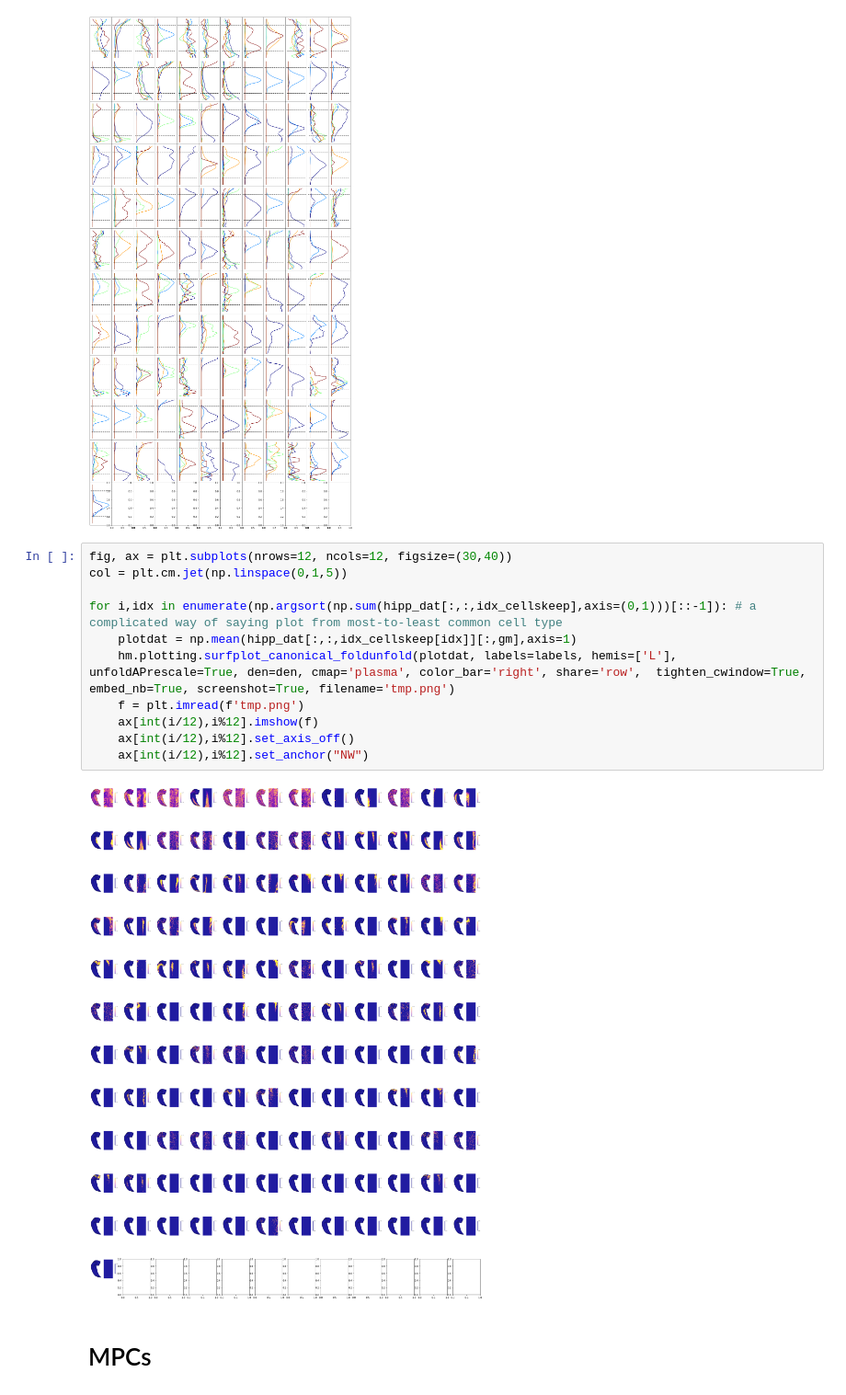
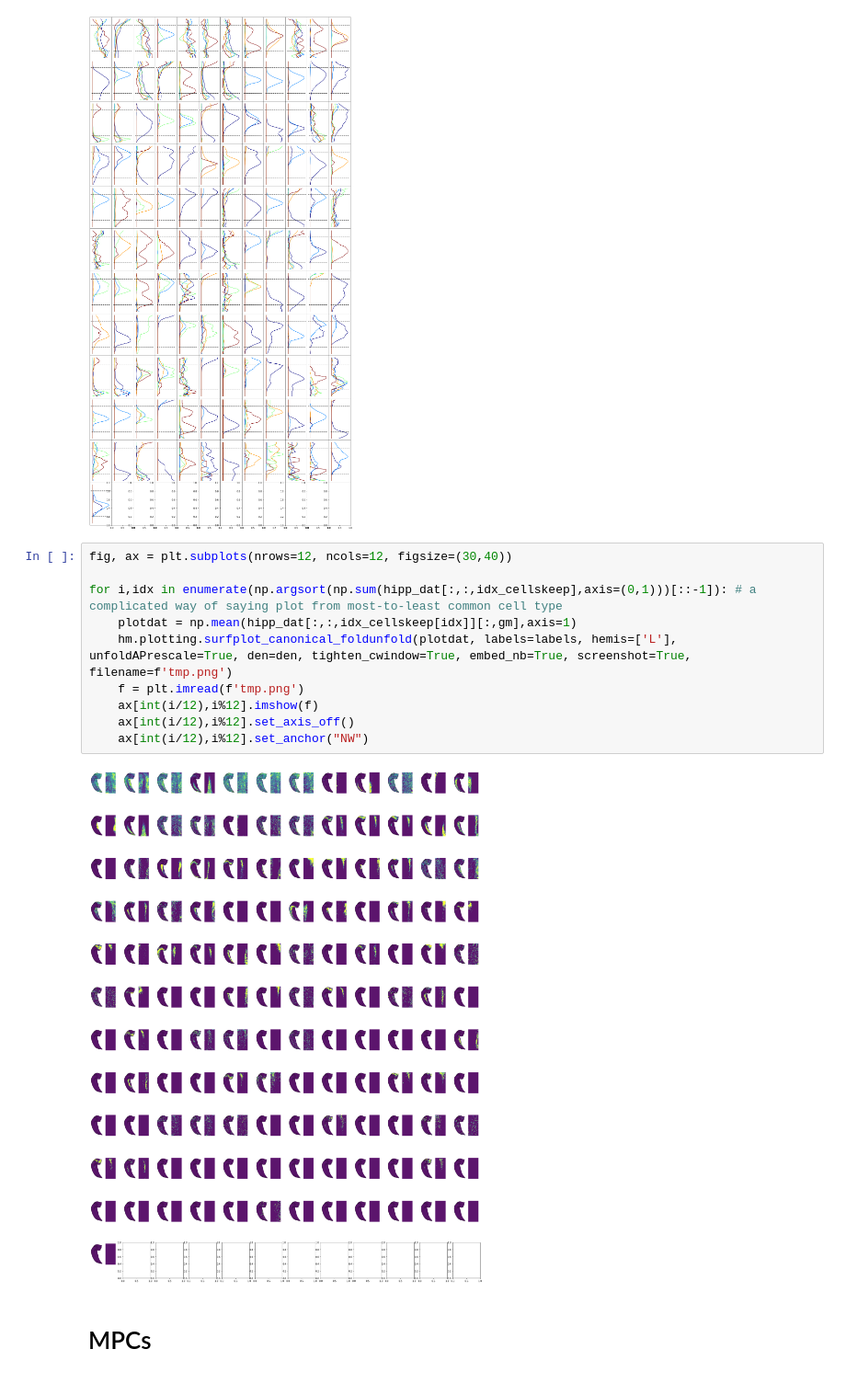
Before and after one commit to MICA-MNI/AllenMouse, a Jupyter notebook: ABCA/ABCA-celltypeMPCs.ipynb, the cells around one changed output. Shown at 92% size. Cells and saved outputs as stored; diff of their text form.

Commit message:
plot colours

```diff
--- a/ABCA/ABCA-celltypeMPCs.ipynb
+++ b/ABCA/ABCA-celltypeMPCs.ipynb
@@ -250,17 +250,16 @@ plt.subplots_adjust(wspace=0, hspace=0)
 [figure]
 # %%
 fig, ax = plt.subplots(nrows=12, ncols=12, figsize=(30,40))
-col = plt.cm.jet(np.linspace(0,1,5))
 
 for i,idx in enumerate(np.argsort(np.sum(hipp_dat[:,:,idx_cellskeep],axis=(0,1)))[::-1]): # a complicated way of saying plot from most-to-least common cell type
     plotdat = np.mean(hipp_dat[:,:,idx_cellskeep[idx]][:,gm],axis=1)
-    hm.plotting.surfplot_canonical_foldunfold(plotdat, labels=labels, hemis=['L'], unfoldAPrescale=True, den=den, cmap='plasma', color_bar='right', share='row',  tighten_cwindow=True, embed_nb=True, screenshot=True, filename='tmp.png')
+    hm.plotting.surfplot_canonical_foldunfold(plotdat, labels=labels, hemis=['L'], unfoldAPrescale=True, den=den, tighten_cwindow=True, embed_nb=True, screenshot=True, filename=f'tmp.png')
     f = plt.imread(f'tmp.png')
     ax[int(i/12),i%12].imshow(f)
     ax[int(i/12),i%12].set_axis_off()
     ax[int(i/12),i%12].set_anchor("NW")
 # %% [output]
-[figure, old version]
+[figure, new version]
 # %% [markdown]
 # MPCs
 # %%
```
Also changed, not shown: parts of 1 cell of this notebook.
